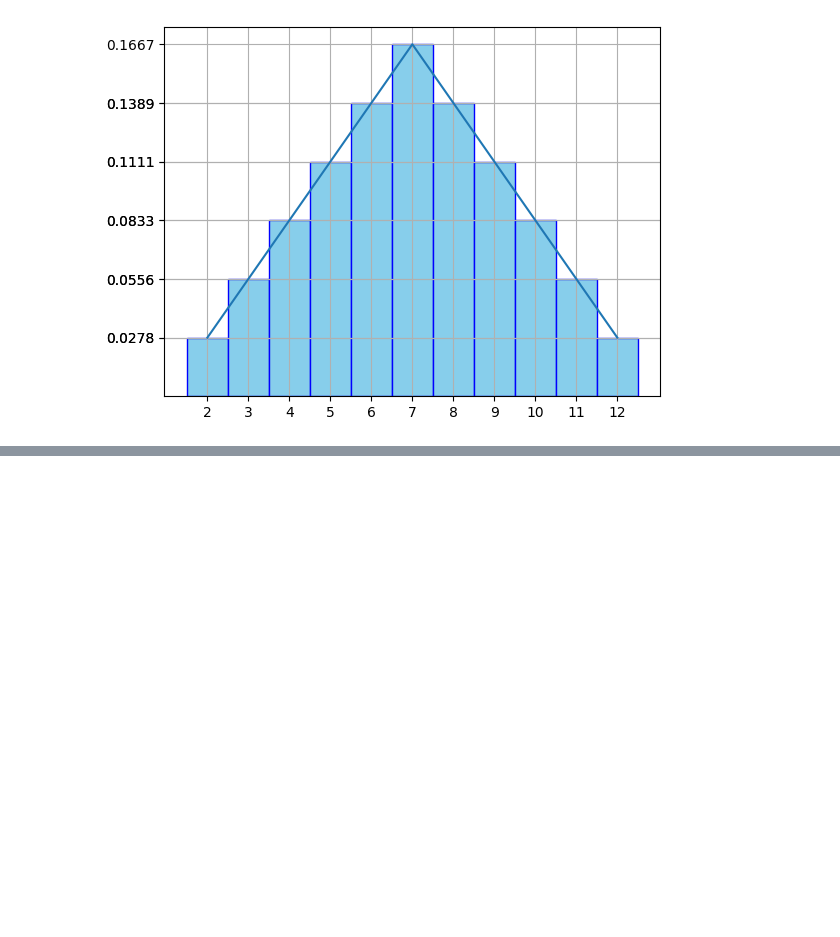
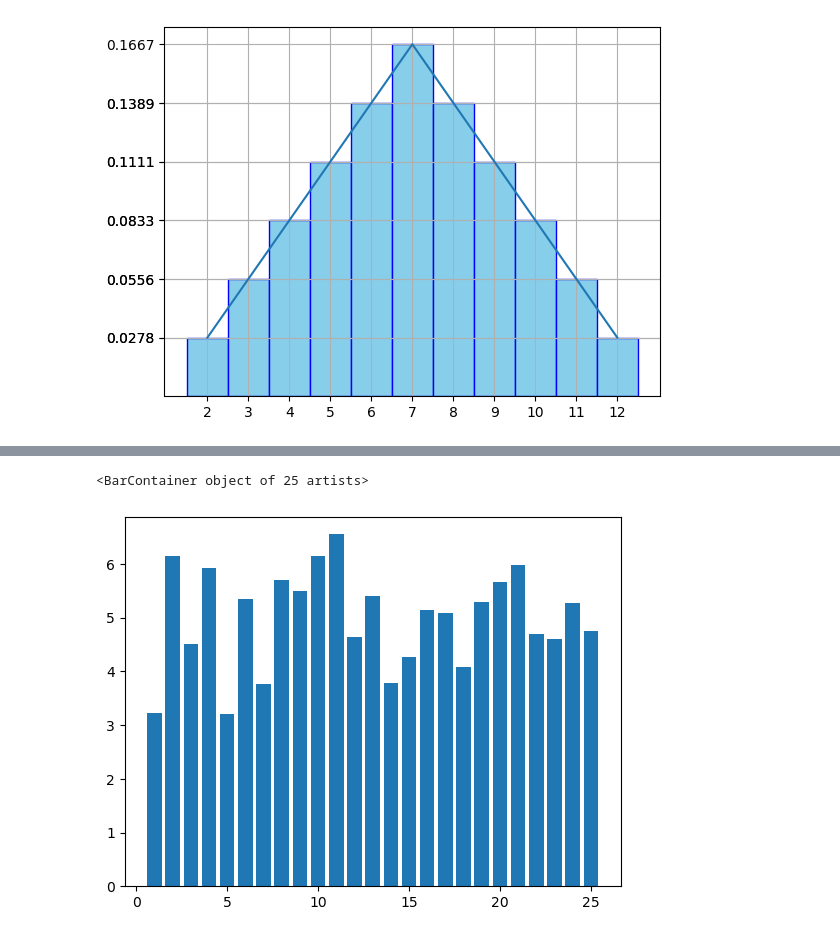
Before and after one commit to InfinityxR9/Python, a Jupyter notebook: ML/prac.ipynb, the cells around one changed output, grey strips where cells are left out. Cells and saved outputs as stored; diff of their text form; code cells hidden in the pictures; blank space fills up the shorter version.

```diff
--- a/ML/prac.ipynb
+++ b/ML/prac.ipynb
@@ -106,0 +130,12 @@ plt.show()
+# %%
+# random number generation
+
+# randint(lowerlim, upperlim, shape/total points) -> random integers in given range
+
+np.random.randint(-10, 10, (2,5))
+x = np.random.normal(5, 1, 25)
+# %%
+plt.bar(np.arange(1,26), x)
+# %% [output]
+<BarContainer object of 25 artists>
+[figure, added]
```
Also changed, not shown: parts of 4 cells of this notebook.
